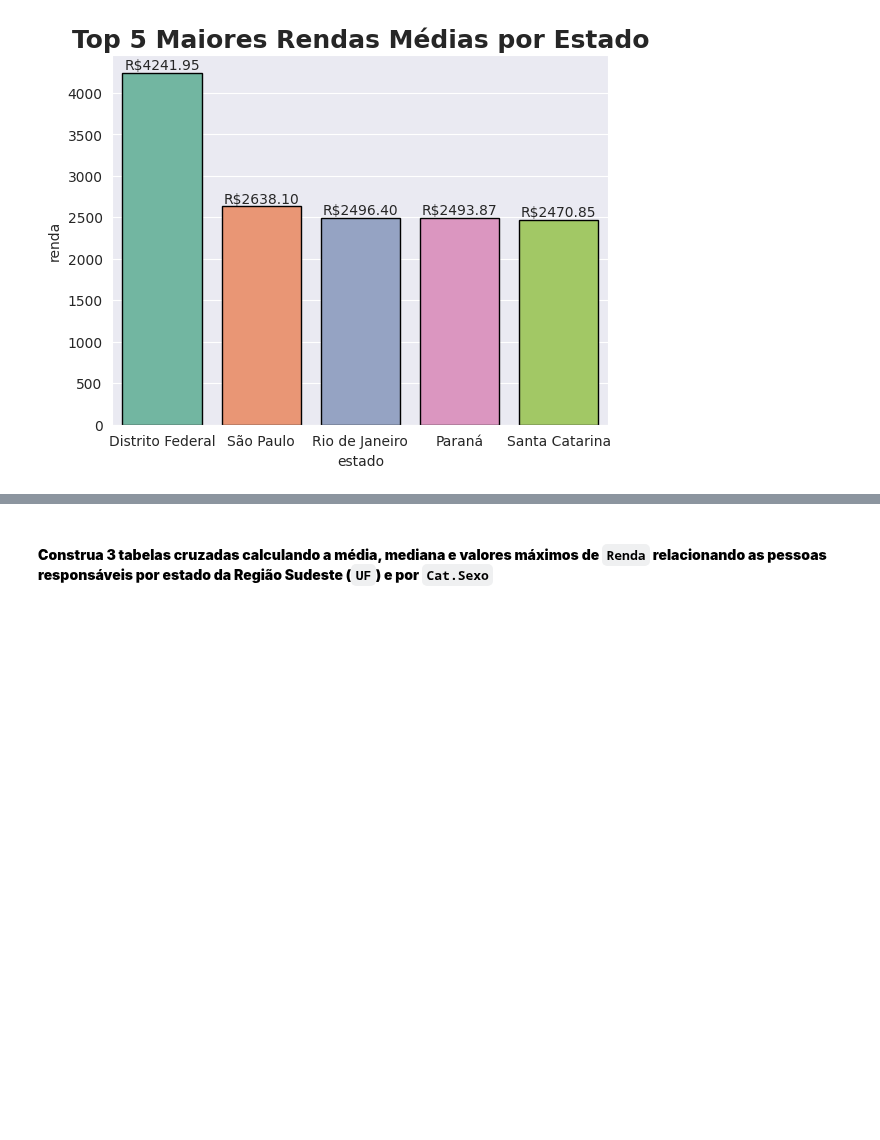
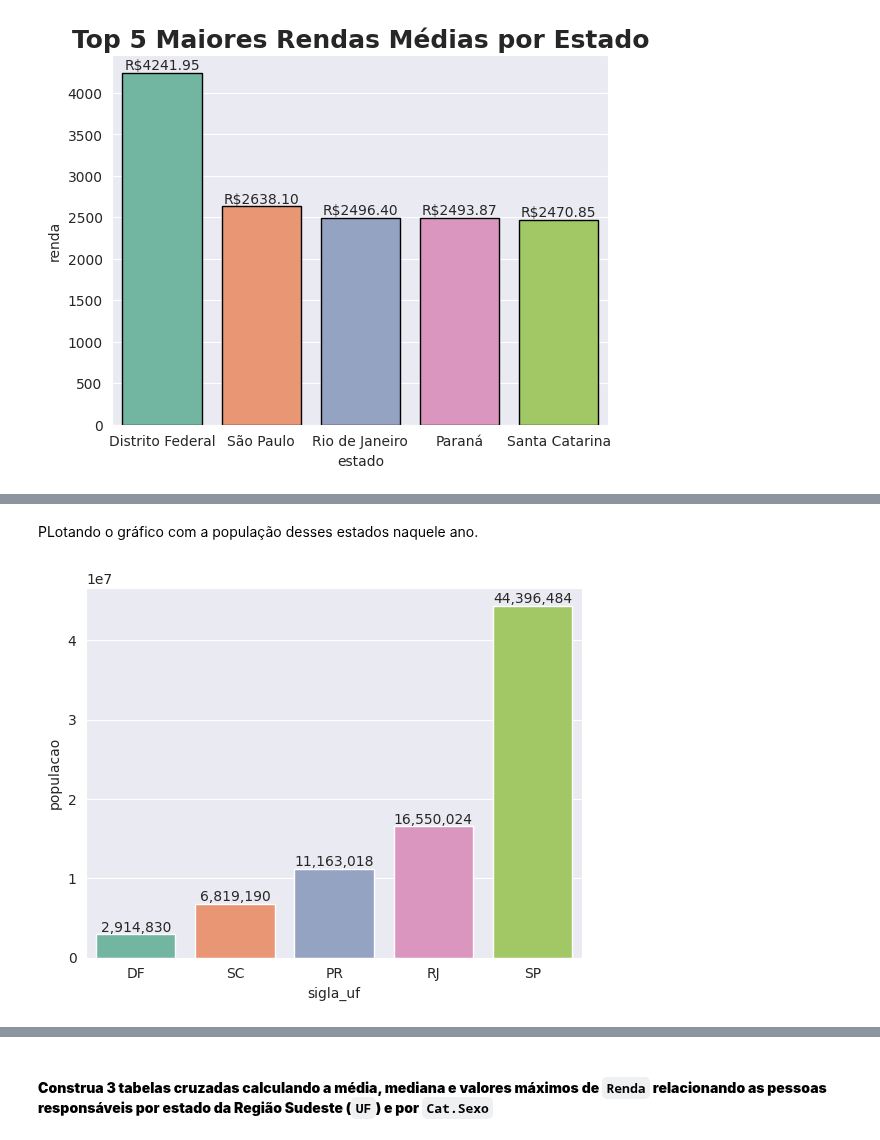
Before and after one commit to JhonCostaDev/oracle_one_alura, a Jupyter notebook: estatistica_ML/desafios/reload_desafios.ipynb, the cells around one changed output, grey strips where cells are left out. Saved outputs shown, nothing was run; the diff lists cells and outputs as text; code cells hidden in the pictures; blank space fills up the shorter version.

```diff
--- a/estatistica_ML/desafios/reload_desafios.ipynb
+++ b/estatistica_ML/desafios/reload_desafios.ipynb
@@ -525,0 +524,3 @@ Escreva suas conclusões aqui...
+# %%
+ibge_raw = '../br_ibge_populacao_uf.csv'
+dados_ibge = pd.read_csv(ibge_raw)
@@ -525,0 +529,3 @@ Escreva suas conclusões aqui...
+# %%
+populacao = dados_ibge[(dados_ibge.sigla_uf.isin(['DF', 'SP', 'RJ', 'SC','PR']) & (dados_ibge.ano == 2015))][['sigla_uf','populacao']].sort_values(by='populacao')
+populacao
@@ -525,0 +539,9 @@ Escreva suas conclusões aqui...
+# %% [markdown]
+PLotando o gráfico com a população desses estados naquele ano.
+# %%
+ax = sns.barplot(data=populacao, x='sigla_uf', y='populacao', hue='sigla_uf', palette='Set2')
+
+for container in ax.containers:
+    ax.bar_label(container=container, fmt='{:,.0f}'.format)
+# %% [output]
+[figure, added]
```
Also changed, not shown: parts of 17 cells of this notebook.
